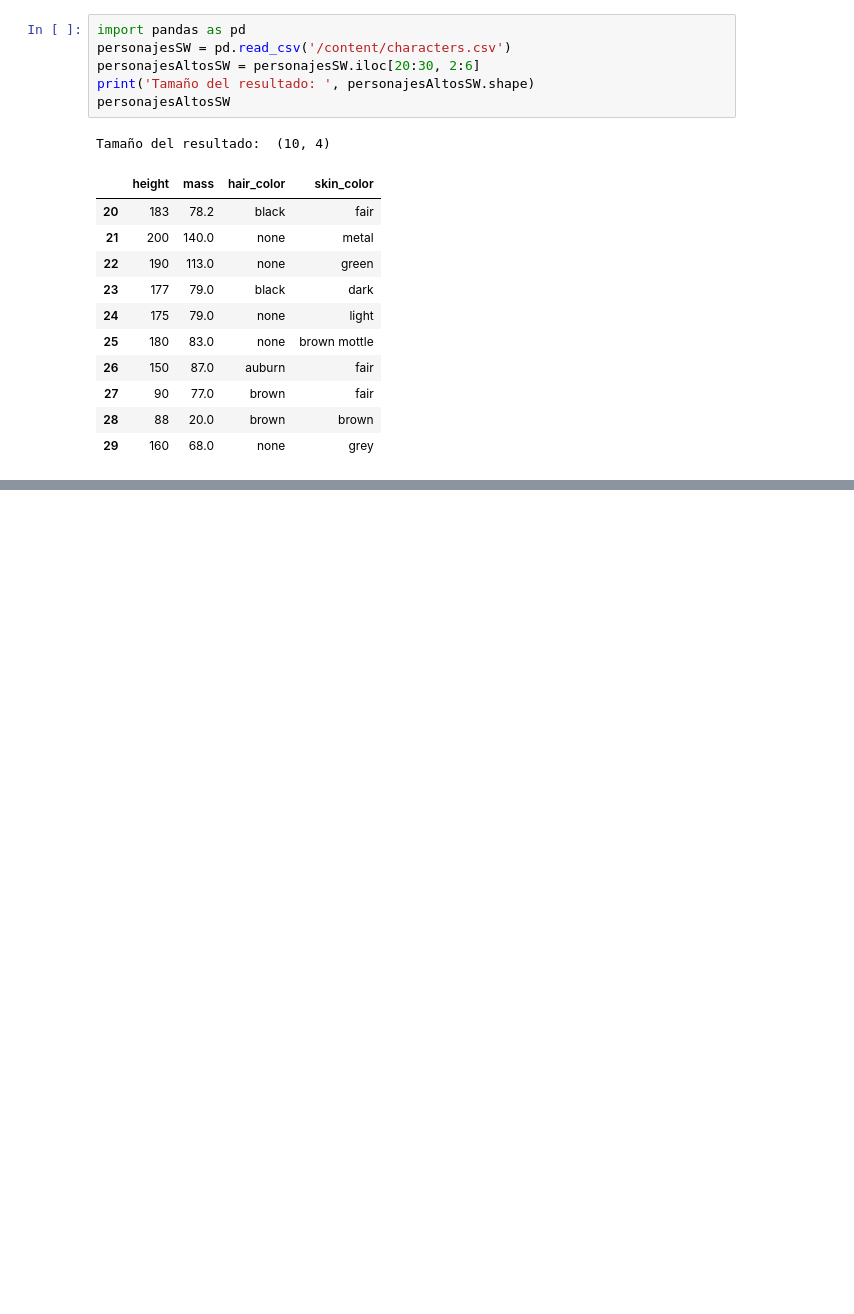
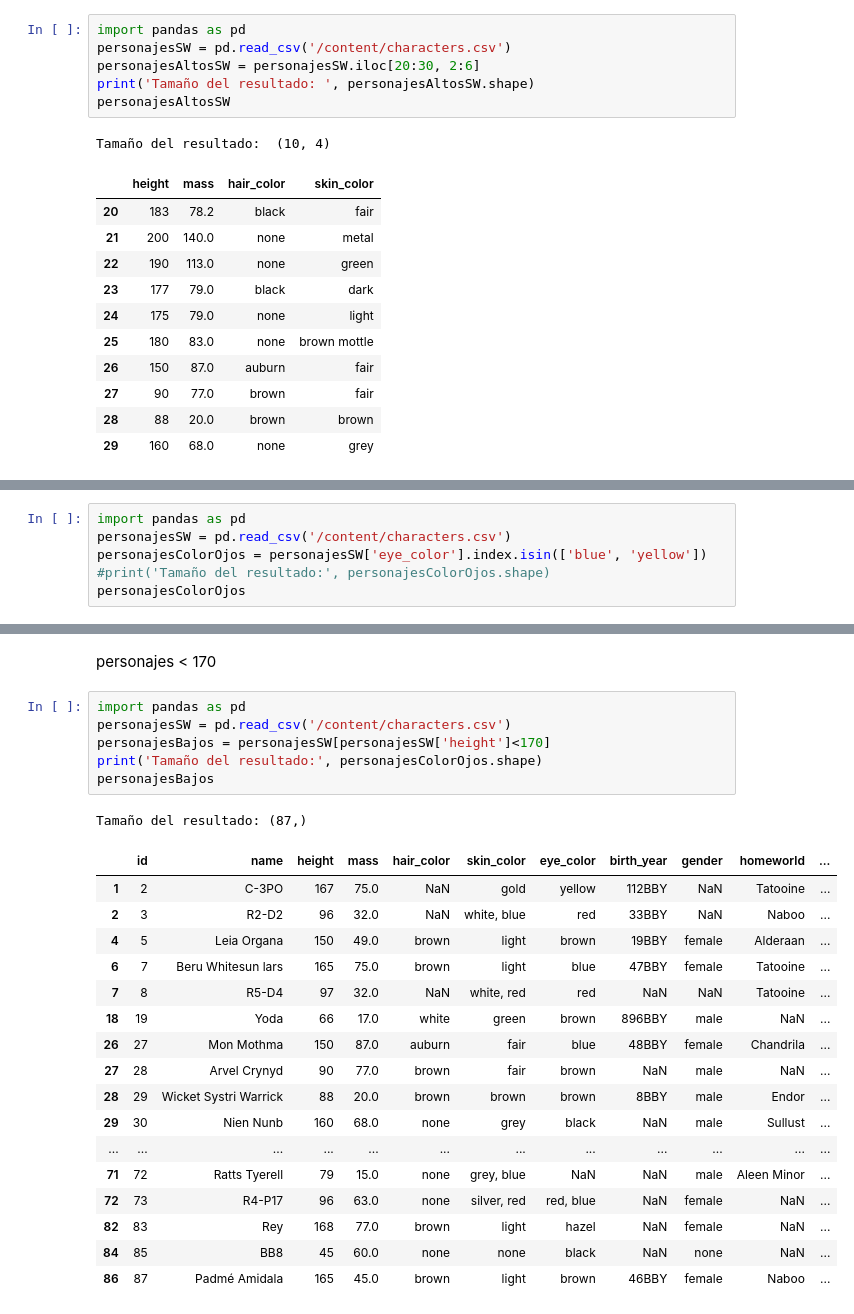
Before and after one commit to MoisesNb7/Mi-primer-repositorio, a Jupyter notebook: Untitled5.ipynb, the cells around one changed output, grey strips where cells are left out. Drawn from its saved outputs; the diff is of its cells as text; blank space fills up the shorter version.

```diff
--- a/Untitled5.ipynb
+++ b/Untitled5.ipynb
@@ -224,0 +276,6 @@ Tamaño del resultado:  (10, 4)
+# %%
+import pandas as pd
+personajesSW = pd.read_csv('/content/characters.csv')
+personajesColorOjos = personajesSW['eye_color'].index.isin(['blue', 'yellow'])
+#print('Tamaño del resultado:', personajesColorOjos.shape)
+personajesColorOjos
@@ -224,0 +293,27 @@ Tamaño del resultado:  (10, 4)
+# %% [markdown]
+personajes < 170
+# %%
+import pandas as pd
+personajesSW = pd.read_csv('/content/characters.csv')
+personajesBajos = personajesSW[personajesSW['height']<170]
+print('Tamaño del resultado:', personajesColorOjos.shape)
+personajesBajos
+# %% [output]
+Tamaño del resultado: (87,)
+|  | id | name | height | mass | hair_color | skin_color | eye_color | birth_year | gender | homeworld | ... |
+| 1 | 2 | C-3PO | 167 | 75.0 | NaN | gold | yellow | 112BBY | NaN | Tatooine | ... |
+| 2 | 3 | R2-D2 | 96 | 32.0 | NaN | white, blue | red | 33BBY | NaN | Naboo | ... |
+| 4 | 5 | Leia Organa | 150 | 49.0 | brown | light | brown | 19BBY | female | Alderaan | ... |
+| 6 | 7 | Beru Whitesun lars | 165 | 75.0 | brown | light | blue | 47BBY | female | Tatooine | ... |
+| 7 | 8 | R5-D4 | 97 | 32.0 | NaN | white, red | red | NaN | NaN | Tatooine | ... |
+| 18 | 19 | Yoda | 66 | 17.0 | white | green | brown | 896BBY | male | NaN | ... |
+| 26 | 27 | Mon Mothma | 150 | 87.0 | auburn | fair | blue | 48BBY | female | Chandrila | ... |
+| 27 | 28 | Arvel Crynyd | 90 | 77.0 | brown | fair | brown | NaN | male | NaN | ... |
+| 28 | 29 | Wicket Systri Warrick | 88 | 20.0 | brown | brown | brown | 8BBY | male | Endor | ... |
+| 29 | 30 | Nien Nunb | 160 | 68.0 | none | grey | black | NaN | male | Sullust | ... |
+| ... | ... | ... | ... | ... | ... | ... | ... | ... | ... | ... | ... |
+| 71 | 72 | Ratts Tyerell | 79 | 15.0 | none | grey, blue | NaN | NaN | male | Aleen Minor | ... |
+| 72 | 73 | R4-P17 | 96 | 63.0 | none | silver, red | red, blue | NaN | female | NaN | ... |
+| 82 | 83 | Rey | 168 | 77.0 | brown | light | hazel | NaN | female | NaN | ... |
+| 84 | 85 | BB8 | 45 | 60.0 | none | none | black | NaN | none | NaN | ... |
+| 86 | 87 | Padmé Amidala | 165 | 45.0 | brown | light | brown | 46BBY | female | Naboo | ... |
```
Also changed, not shown: parts of 20 cells of this notebook.
